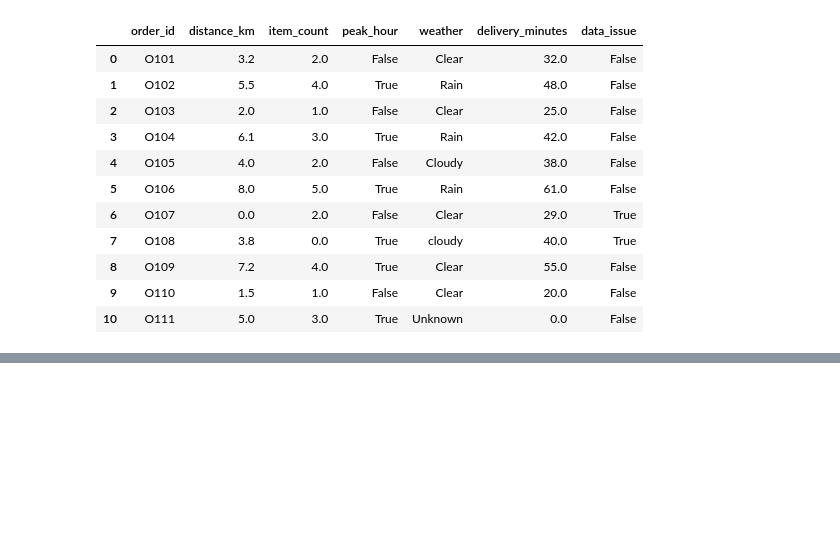
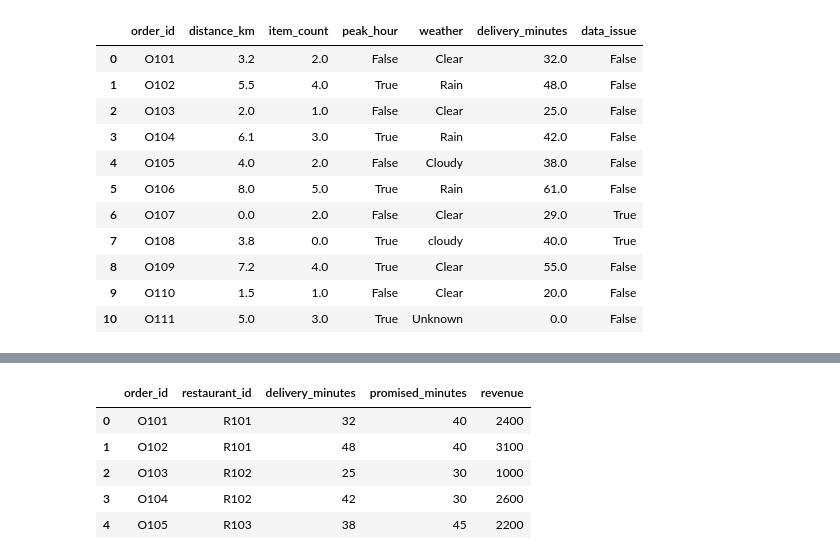
Before and after one commit to shota98501/workspace, a Jupyter notebook: Practice/Weekly/IX/cleaning_data.ipynb, the cells around one changed output, grey strips where cells are left out. Cells and saved outputs as stored; diff of their text form; code cells hidden in the pictures; blank space fills up the shorter version.

```diff
--- a/Practice/Weekly/IX/cleaning_data.ipynb
+++ b/Practice/Weekly/IX/cleaning_data.ipynb
@@ -164,0 +174,10 @@ df.to_csv("cleaned_data.csv")
+# %%
+df3 = pd.read_csv("data3.csv")
+df3
+# %% [output]
+|  | order_id | restaurant_id | delivery_minutes | promised_minutes | revenue |
+| 0 | O101 | R101 | 32 | 40 | 2400 |
+| 1 | O102 | R101 | 48 | 40 | 3100 |
+| 2 | O103 | R102 | 25 | 30 | 1000 |
+| 3 | O104 | R102 | 42 | 30 | 2600 |
+| 4 | O105 | R103 | 38 | 45 | 2200 |
```
Also changed, not shown: parts of 5 cells of this notebook, 2 other files.
